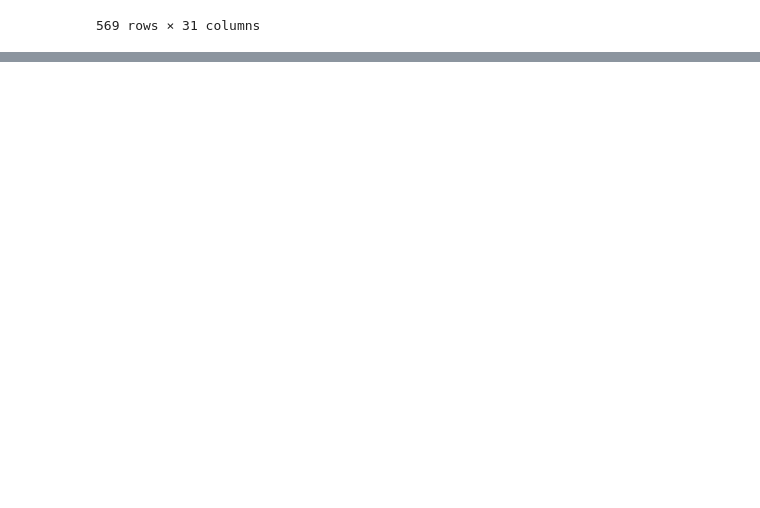
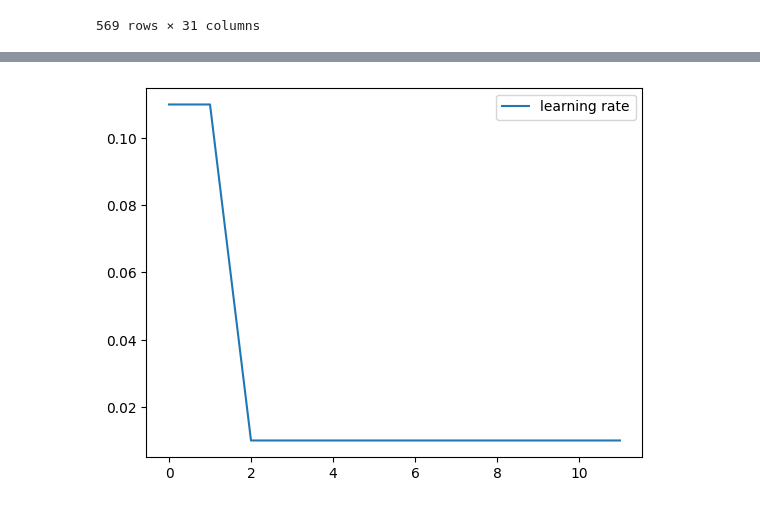
Before and after one commit to nabdullaev/HyperTune, a Jupyter notebook: catboost.ipynb, the cells around one changed output, grey strips where cells are left out. Saved outputs shown, nothing was run; the diff lists cells and outputs as text; code cells hidden in the pictures; blank space fills up the shorter version.

```diff
--- a/catboost.ipynb
+++ b/catboost.ipynb
@@ -168,0 +212,6 @@ plt.show()
+# %%
+plt.plot(statistic_learning_rate, label="learning rate")
+plt.legend()
+plt.show()
+# %% [output]
+[figure, added]
```
Also changed, not shown: parts of 11 cells of this notebook, 1 other file.
